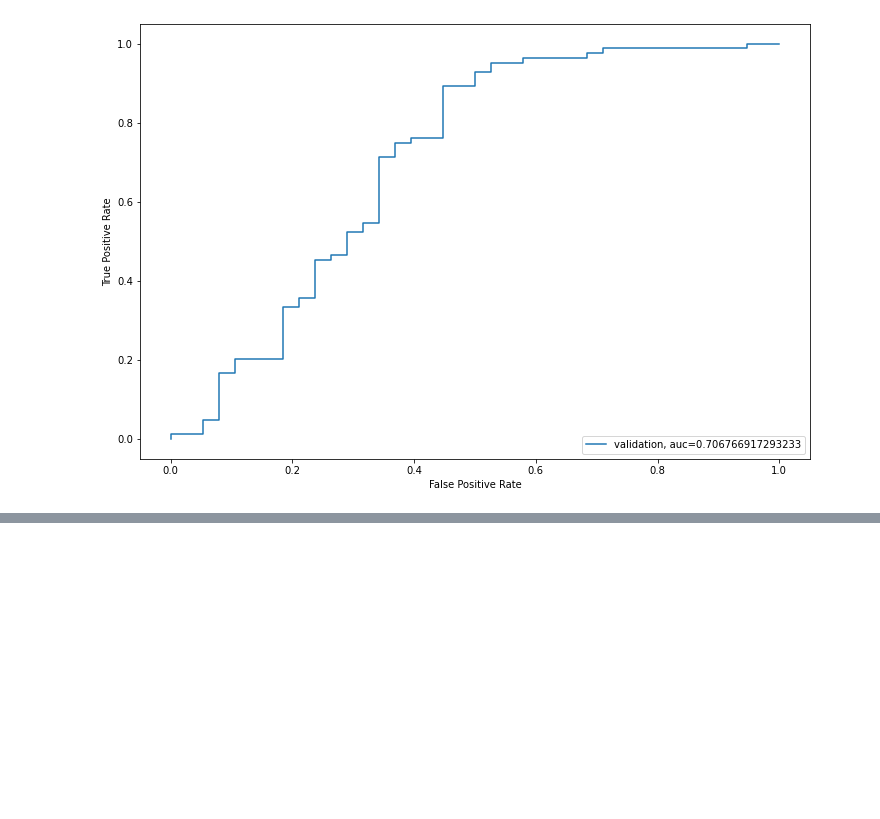
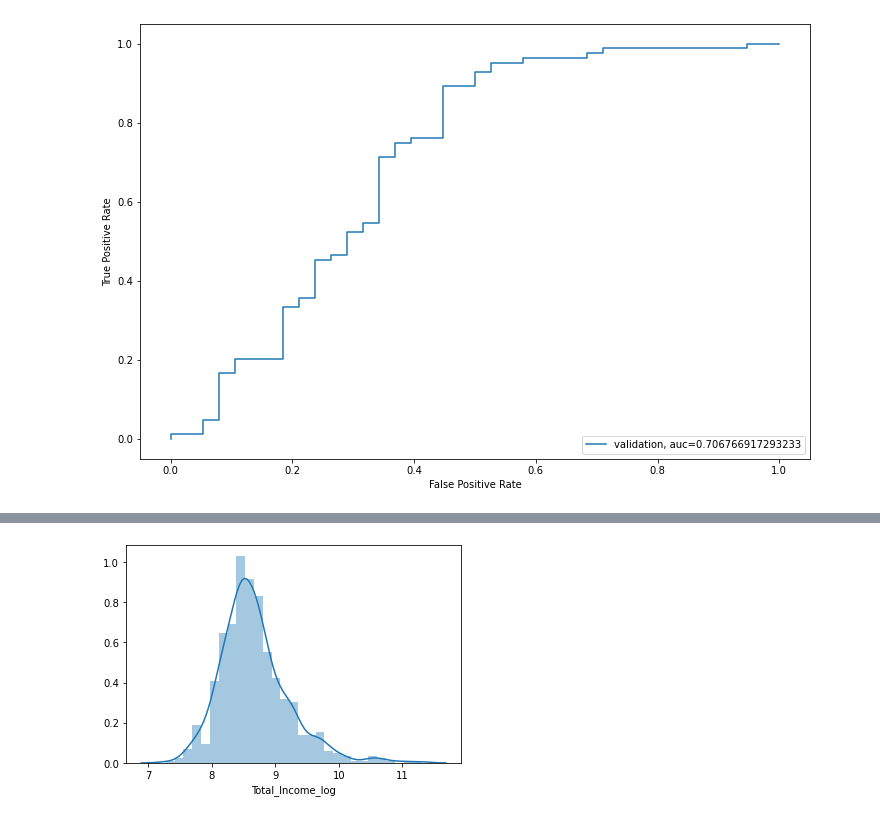
Before and after one commit to mridulrb/Predict-loan-eligibility-using-IBM-Watson-Studio, a Jupyter notebook: Loan_Eligibility.ipynb, the cells around one changed output, grey strips where cells are left out. Cells and saved outputs as stored; diff of their text form; code cells hidden in the pictures; blank space fills up the shorter version.

```diff
--- a/Loan_Eligibility.ipynb
+++ b/Loan_Eligibility.ipynb
@@ -425,0 +439,6 @@ pd.DataFrame(submission, columns=['Loan_ID','Loan_Status']).to_csv('Logistic.csv
+# %%
+train['Total_Income_log'] = np.log(train['Total_Income'])
+sns.distplot(train['Total_Income_log'])
+test['Tet_Income_log'] = np.log(test['Total_Income'])
+# %% [output]
+[figure, added]
```
Also changed, not shown: parts of 29 cells of this notebook.
